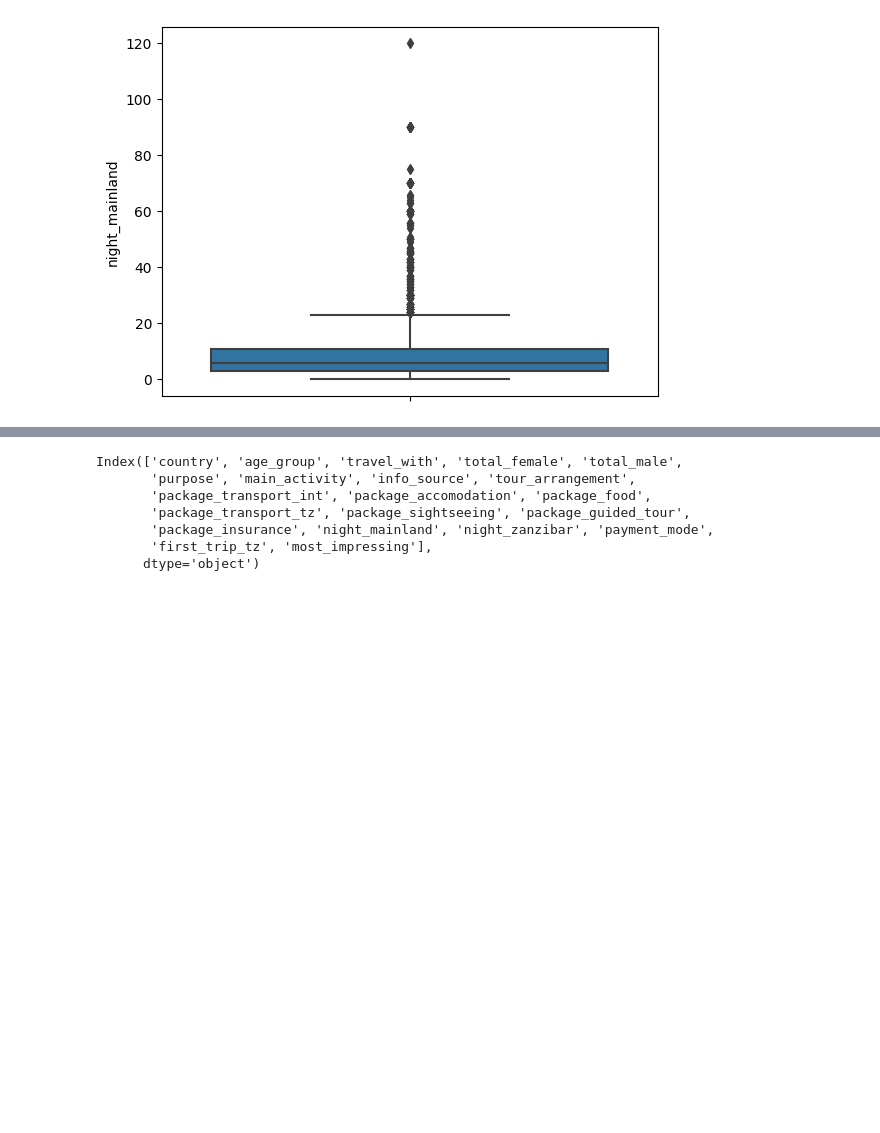
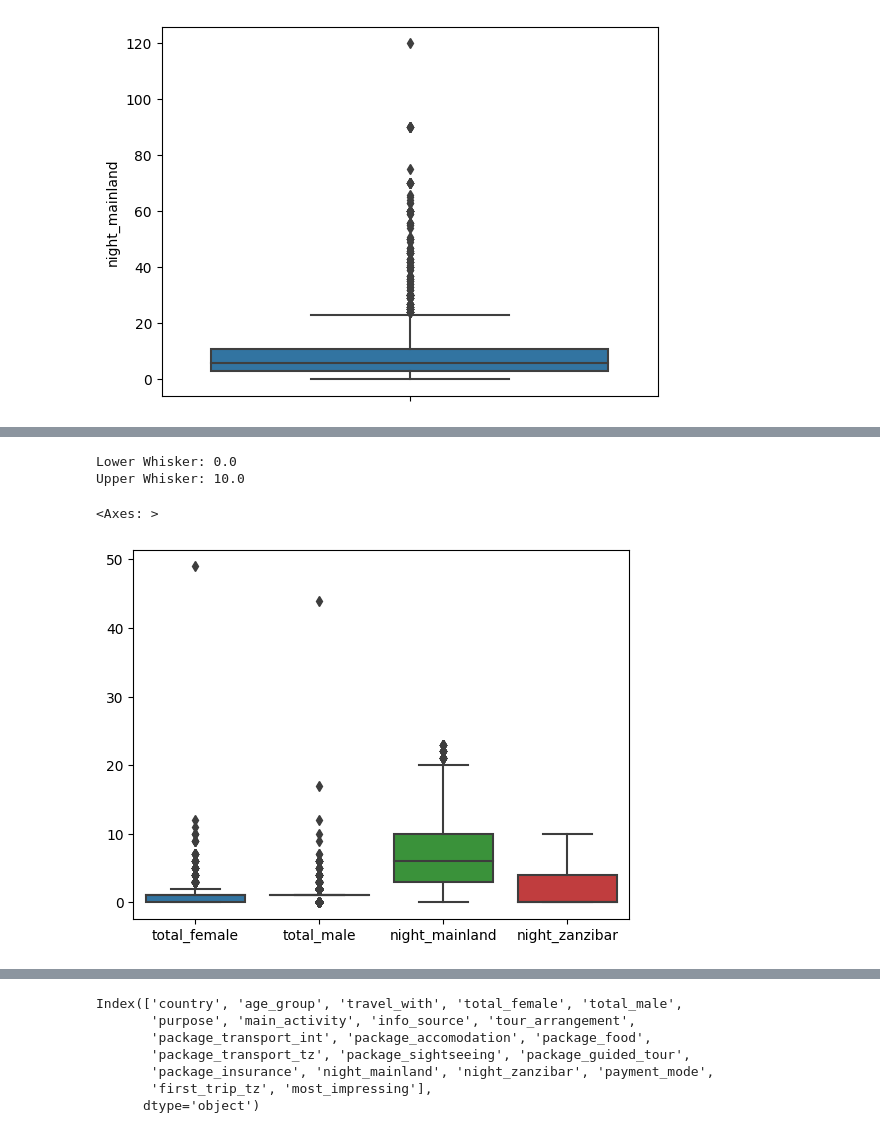
Before and after one commit to marinamoya/tanzania-turism-ml-project, a Jupyter notebook: Train_features_EDA _new.ipynb, the cells around one changed output, grey strips where cells are left out. Cells and saved outputs as stored; diff of their text form; code cells hidden in the pictures; blank space fills up the shorter version.

```diff
--- a/Train_features_EDA _new.ipynb
+++ b/Train_features_EDA _new.ipynb
@@ -211,0 +257,12 @@ sns.boxplot(X_train, y ='night_mainland')
+# %%
+Q1 = stats_zanzibar['25%']
+Q2 = stats_zanzibar['50%']
+Q3 = stats_zanzibar['75%']
+IQR = Q3 - Q1
+lower_whisker = max(X_train.night_zanzibar[X_train.night_zanzibar >= (Q1 - 1.5 * IQR)].min(), X_train.night_zanzibar.min())
+upper_whisker = min(X_train.night_zanzibar[X_train.night_zanzibar <= (Q3 + 1.5 * IQR)].max(), X_train.night_zanzibar.max())
+print(f"Lower Whisker: {lower_whisker}")
+print(f"Upper Whisker: {upper_whisker}")
+# %% [output]
+Lower Whisker: 0.0
+Upper Whisker: 10.0
@@ -211,0 +272,5 @@ sns.boxplot(X_train, y ='night_mainland')
+# %%
+sns.boxplot(X_train)
+# %% [output]
+<Axes: >
+[figure, added]
```
Also changed, not shown: parts of 23 cells of this notebook.
